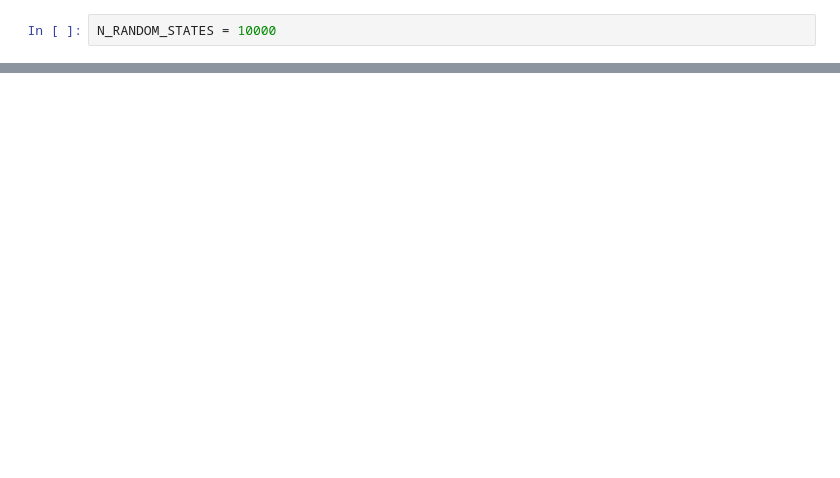
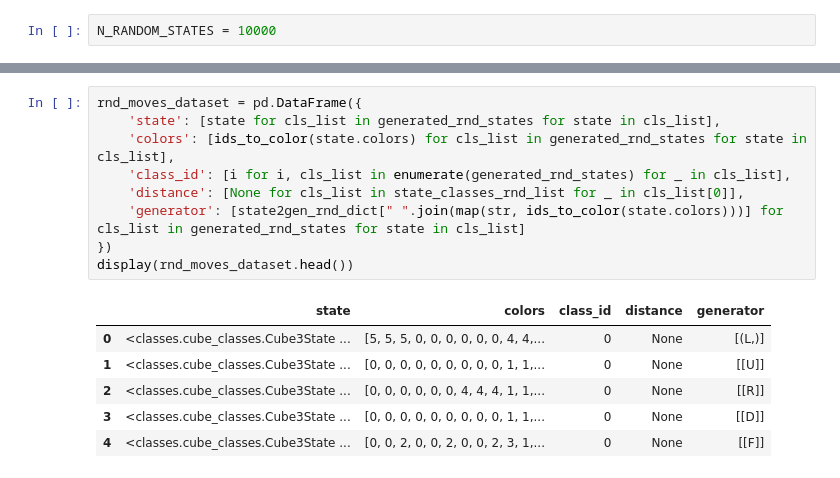
Before and after one commit to martin-krutsky/rubik-dl-symmetries, a Jupyter notebook: generate.ipynb, the cells around one changed output, grey strips where cells are left out. Drawn from its saved outputs; the diff is of its cells as text; blank space fills up the shorter version.

Commit message:
modify generate ntb

```diff
--- a/generate.ipynb
+++ b/generate.ipynb
@@ -154,0 +188,16 @@ print(generated_rnd_states[0][0].colors)
+# %%
+rnd_moves_dataset = pd.DataFrame({
+    'state': [state for cls_list in generated_rnd_states for state in cls_list],
+    'colors': [ids_to_color(state.colors) for cls_list in generated_rnd_states for state in cls_list],
+    'class_id': [i for i, cls_list in enumerate(generated_rnd_states) for _ in cls_list],
+    'distance': [None for cls_list in state_classes_rnd_list for _ in cls_list[0]],
+    'generator': [state2gen_rnd_dict[" ".join(map(str, ids_to_color(state.colors)))] for cls_list in generated_rnd_states for state in cls_list]
+})
+display(rnd_moves_dataset.head())
+# %% [output]
+|  | state | colors | class_id | distance | generator |
+| 0 | <classes.cube_classes.Cube3State ... | [5, 5, 5, 0, 0, 0, 0, 0, 0, 4, 4,... | 0 | None | [(L,)] |
+| 1 | <classes.cube_classes.Cube3State ... | [0, 0, 0, 0, 0, 0, 0, 0, 0, 1, 1,... | 0 | None | [[U]] |
+| 2 | <classes.cube_classes.Cube3State ... | [0, 0, 0, 0, 0, 0, 4, 4, 4, 1, 1,... | 0 | None | [[R]] |
+| 3 | <classes.cube_classes.Cube3State ... | [0, 0, 0, 0, 0, 0, 0, 0, 0, 1, 1,... | 0 | None | [[D]] |
+| 4 | <classes.cube_classes.Cube3State ... | [0, 0, 2, 0, 0, 2, 0, 0, 2, 3, 1,... | 0 | None | [[F]] |
```
Also changed, not shown: parts of 19 cells of this notebook.
